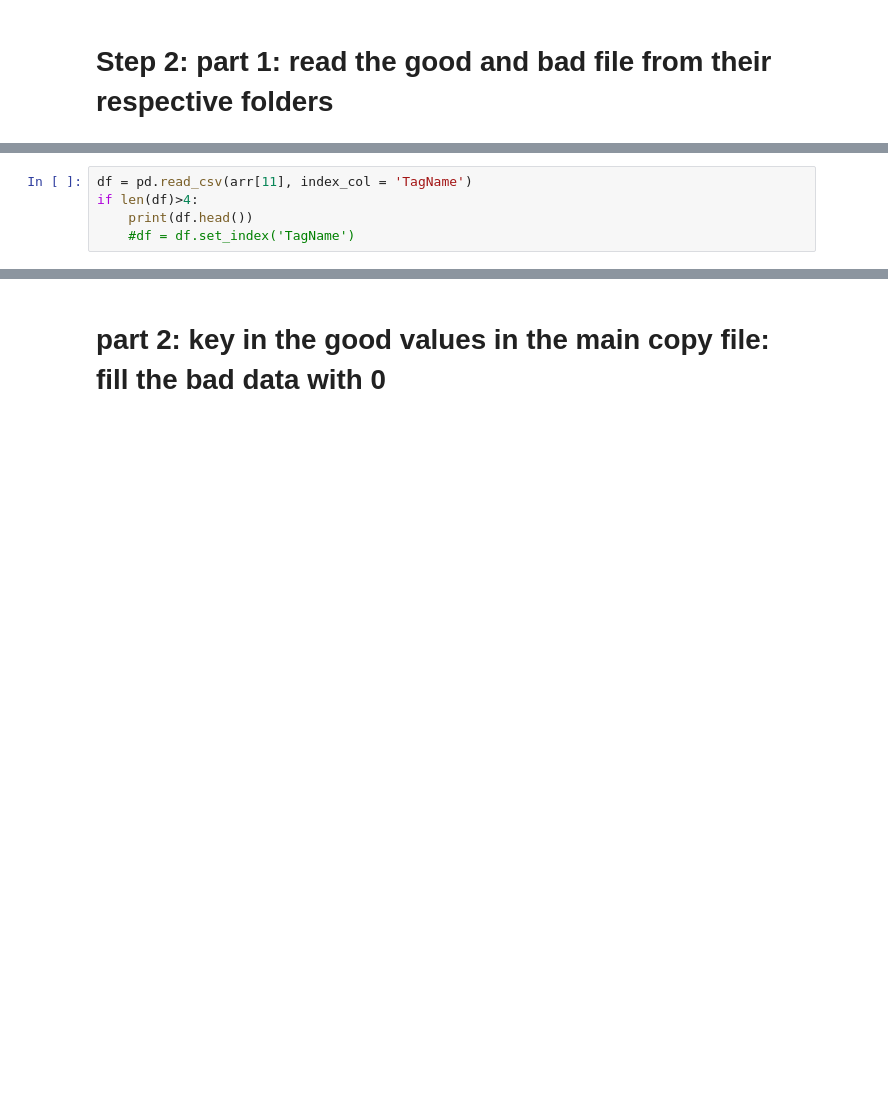
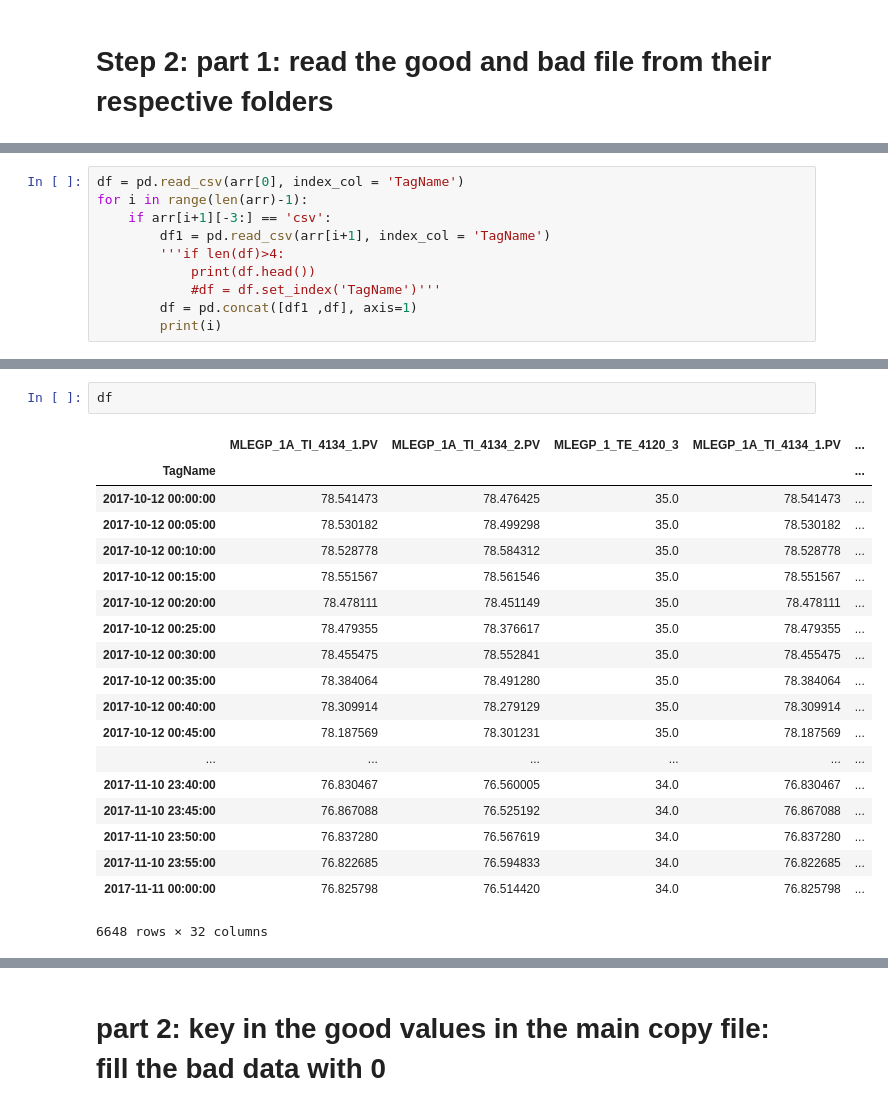
Before and after one commit to Sumit-ai/100-day-coding-challenge, a Jupyter notebook: Data pooling combine.ipynb, the cells around one changed output, grey strips where cells are left out. Drawn from its saved outputs; the diff is of its cells as text; blank space fills up the shorter version.

```diff
--- a/Data pooling combine.ipynb
+++ b/Data pooling combine.ipynb
@@ -26,6 +28,11 @@ Total number of files:  38
 # %%
-df = pd.read_csv(arr[11], index_col = 'TagName')
-if len(df)>4:
-    print(df.head())
-    #df = df.set_index('TagName')
+df = pd.read_csv(arr[0], index_col = 'TagName')
+for i in range(len(arr)-1):
+    if arr[i+1][-3:] == 'csv':
+        df1 = pd.read_csv(arr[i+1], index_col = 'TagName')
+        '''if len(df)>4:
+            print(df.head())
+            #df = df.set_index('TagName')'''
+        df = pd.concat([df1 ,df], axis=1)
+        print(i)
 # %% [output]
@@ -38,0 +71,22 @@ TagName
+# %%
+df
+# %% [output]
+|  | MLEGP_1A_TI_4134_1.PV | MLEGP_1A_TI_4134_2.PV | MLEGP_1_TE_4120_3 | MLEGP_1A_TI_4134_1.PV | ... |
+| TagName |  |  |  |  | ... |
+| 2017-10-12 00:00:00 | 78.541473 | 78.476425 | 35.0 | 78.541473 | ... |
+| 2017-10-12 00:05:00 | 78.530182 | 78.499298 | 35.0 | 78.530182 | ... |
+| 2017-10-12 00:10:00 | 78.528778 | 78.584312 | 35.0 | 78.528778 | ... |
+| 2017-10-12 00:15:00 | 78.551567 | 78.561546 | 35.0 | 78.551567 | ... |
+| 2017-10-12 00:20:00 | 78.478111 | 78.451149 | 35.0 | 78.478111 | ... |
+| 2017-10-12 00:25:00 | 78.479355 | 78.376617 | 35.0 | 78.479355 | ... |
+| 2017-10-12 00:30:00 | 78.455475 | 78.552841 | 35.0 | 78.455475 | ... |
+| 2017-10-12 00:35:00 | 78.384064 | 78.491280 | 35.0 | 78.384064 | ... |
+| 2017-10-12 00:40:00 | 78.309914 | 78.279129 | 35.0 | 78.309914 | ... |
+| 2017-10-12 00:45:00 | 78.187569 | 78.301231 | 35.0 | 78.187569 | ... |
+| ... | ... | ... | ... | ... | ... |
+| 2017-11-10 23:40:00 | 76.830467 | 76.560005 | 34.0 | 76.830467 | ... |
+| 2017-11-10 23:45:00 | 76.867088 | 76.525192 | 34.0 | 76.867088 | ... |
+| 2017-11-10 23:50:00 | 76.837280 | 76.567619 | 34.0 | 76.837280 | ... |
+| 2017-11-10 23:55:00 | 76.822685 | 76.594833 | 34.0 | 76.822685 | ... |
+| 2017-11-11 00:00:00 | 76.825798 | 76.514420 | 34.0 | 76.825798 | ... |
+6648 rows × 32 columns
```
Also changed, not shown: parts of 7 cells of this notebook.
